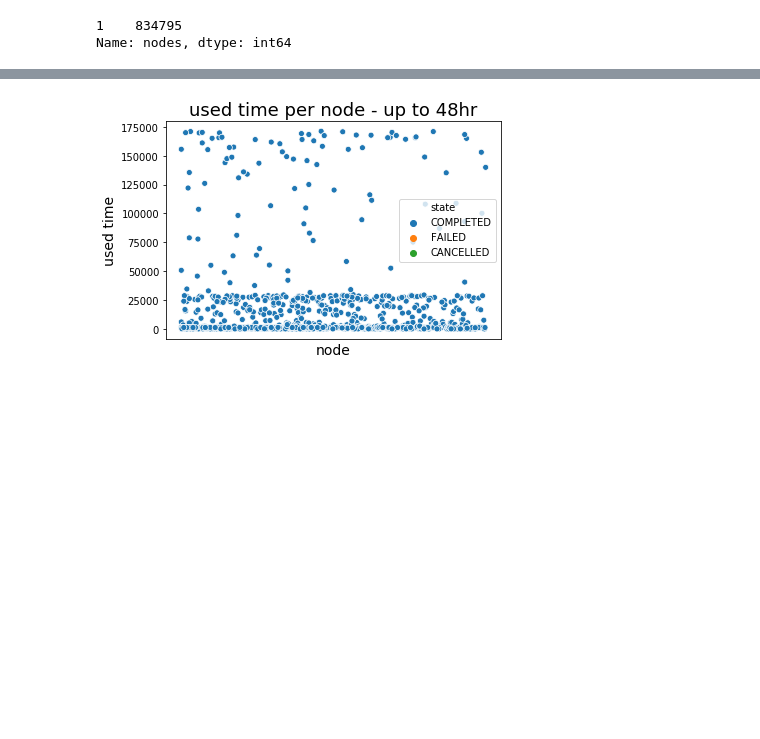
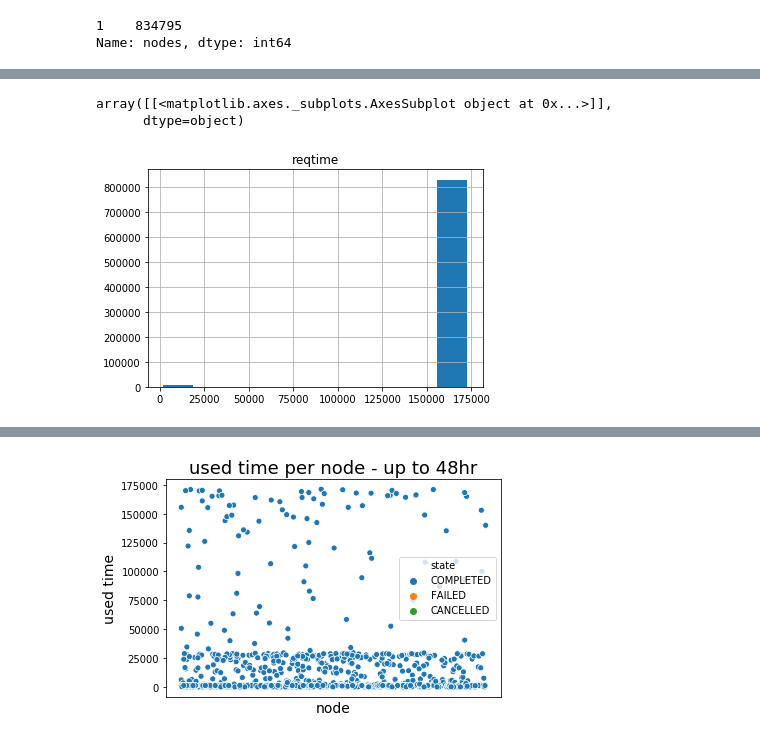
Before and after one commit to nss-data-science-cohort-4/dq2-accre-amd, a Jupyter notebook: notebooks/cms_jobs_2020.ipynb, the cells around one changed output, grey strips where cells are left out. Cells and saved outputs as stored; diff of their text form; code cells hidden in the pictures; blank space fills up the shorter version.

```diff
--- a/notebooks/cms_jobs_2020.ipynb
+++ b/notebooks/cms_jobs_2020.ipynb
@@ -182,0 +192,6 @@ Name: nodes, dtype: int64
+# %%
+cms_auto.hist(['reqtime'])
+# %% [output]
+array([[<matplotlib.axes._subplots.AxesSubplot object at 0x...>]],
+      dtype=object)
+[figure, added]
```
Also changed, not shown: parts of 10 cells of this notebook.
